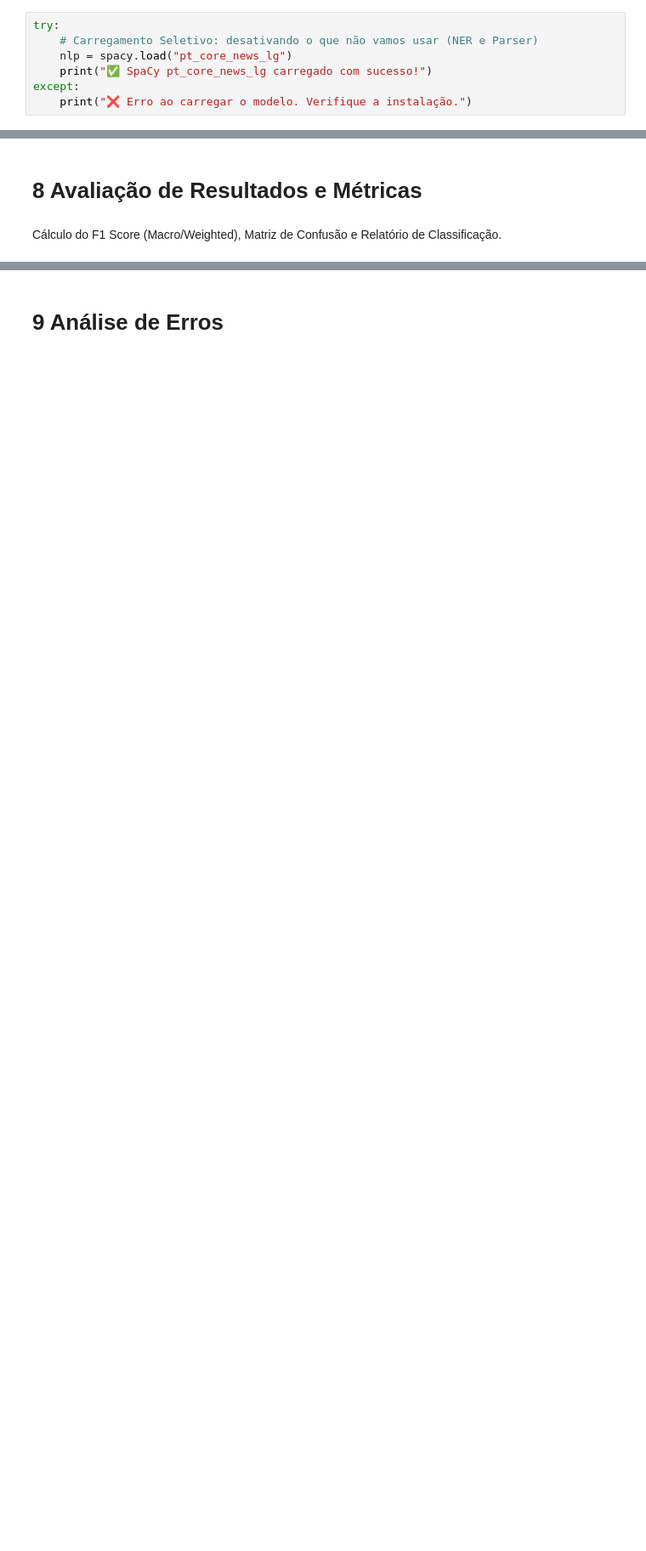
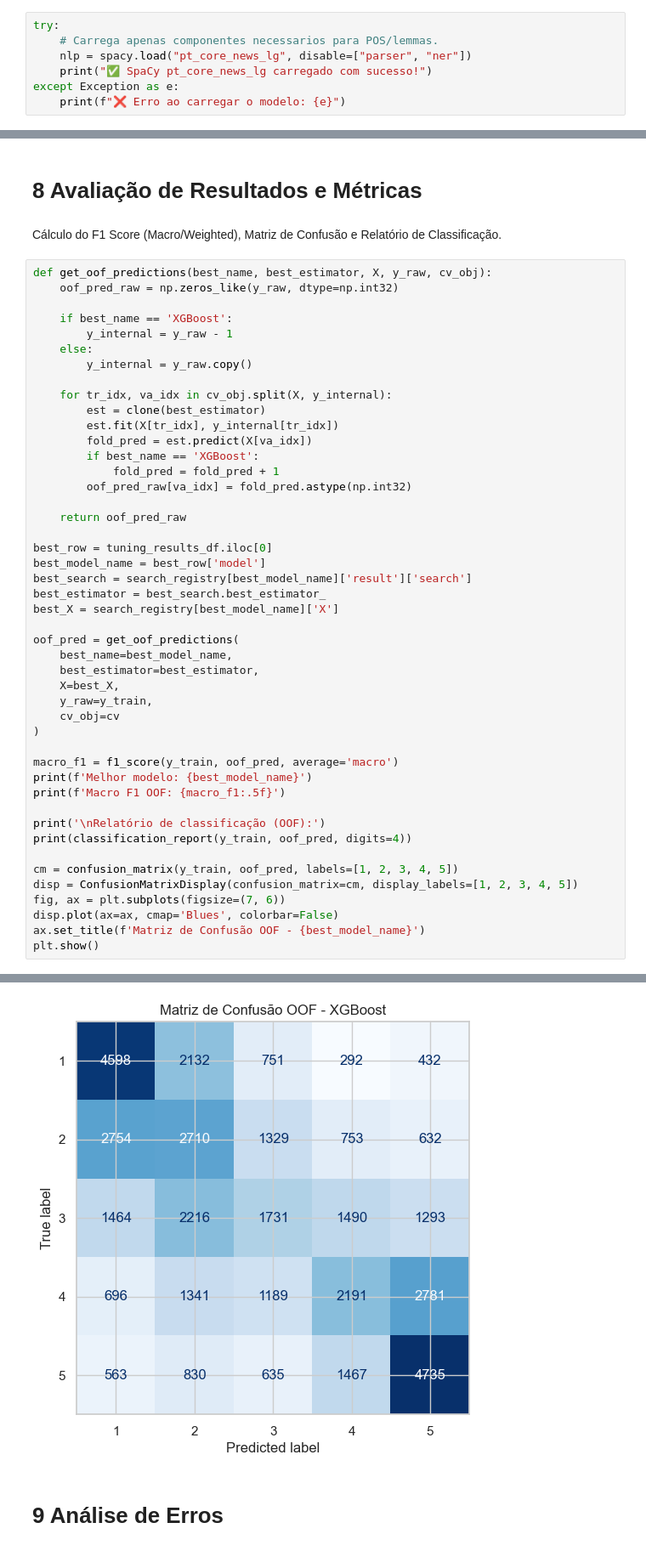
Before and after one commit to PedroYutaroUEA/rating-prediction-challenge, a Jupyter notebook: main.ipynb, the cells around one changed output, grey strips where cells are left out. Shown at 85% size. Saved outputs shown, nothing was run; the diff lists cells and outputs as text; blank space fills up the shorter version.

```diff
--- a/main.ipynb
+++ b/main.ipynb
@@ -47,11 +59,11 @@ plt.rcParams['figure.figsize'] = [10, 6]
 ## 2.2 Carregamento do modelo SpaCy para Português
 # %%
 try:
-    # Carregamento Seletivo: desativando o que não vamos usar (NER e Parser)
-    nlp = spacy.load("pt_core_news_lg")
+    # Carrega apenas componentes necessarios para POS/lemmas.
+    nlp = spacy.load("pt_core_news_lg", disable=["parser", "ner"])
     print("✅ SpaCy pt_core_news_lg carregado com sucesso!")
-except:
-    print("❌ Erro ao carregar o modelo. Verifique a instalação.")
+except Exception as e:
+    print(f"❌ Erro ao carregar o modelo: {e}")
 # %% [output]
 ✅ SpaCy pt_core_news_lg carregado com sucesso!
 # %% [markdown]
@@ -619,3 +817,50 @@ XGBClassifier(base_score=None, booster=None, callbacks=None,
 # 8 Avaliação de Resultados e Métricas
 # %% [markdown]
 Cálculo do F1 Score (Macro/Weighted), Matriz de Confusão e Relatório de Classificação.
+# %%
+def get_oof_predictions(best_name, best_estimator, X, y_raw, cv_obj):
+    oof_pred_raw = np.zeros_like(y_raw, dtype=np.int32)
+
+    if best_name == 'XGBoost':
+        y_internal = y_raw - 1
+    else:
+        y_internal = y_raw.copy()
+
+    for tr_idx, va_idx in cv_obj.split(X, y_internal):
+        est = clone(best_estimator)
+        est.fit(X[tr_idx], y_internal[tr_idx])
+        fold_pred = est.predict(X[va_idx])
+        if best_name == 'XGBoost':
+            fold_pred = fold_pred + 1
+        oof_pred_raw[va_idx] = fold_pred.astype(np.int32)
+
+    return oof_pred_raw
+
+best_row = tuning_results_df.iloc[0]
+best_model_name = best_row['model']
+best_search = search_registry[best_model_name]['result']['search']
+best_estimator = best_search.best_estimator_
+best_X = search_registry[best_model_name]['X']
+
+oof_pred = get_oof_predictions(
+    best_name=best_model_name,
+    best_estimator=best_estimator,
+    X=best_X,
+    y_raw=y_train,
+    cv_obj=cv
+)
+
+macro_f1 = f1_score(y_train, oof_pred, average='macro')
+print(f'Melhor modelo: {best_model_name}')
+print(f'Macro F1 OOF: {macro_f1:.5f}')
+
+print('\nRelatório de classificação (OOF):')
+print(classification_report(y_train, oof_pred, digits=4))
+
+cm = confusion_matrix(y_train, oof_pred, labels=[1, 2, 3, 4, 5])
+disp = ConfusionMatrixDisplay(confusion_matrix=cm, display_labels=[1, 2, 3, 4, 5])
+fig, ax = plt.subplots(figsize=(7, 6))
+disp.plot(ax=ax, cmap='Blues', colorbar=False)
+ax.set_title(f'Matriz de Confusão OOF - {best_model_name}')
+plt.show()
+# %% [output]
@@ -622,3 +882,4 @@ Cálculo do F1 Score (Macro/Weighted), Matriz de Confusão e Relatório de Class
+[figure, added]
 # %% [markdown]
 # 9 Análise de Erros
 # %% [markdown]
```
Also changed, not shown: parts of 40 cells of this notebook, 1 other file.
